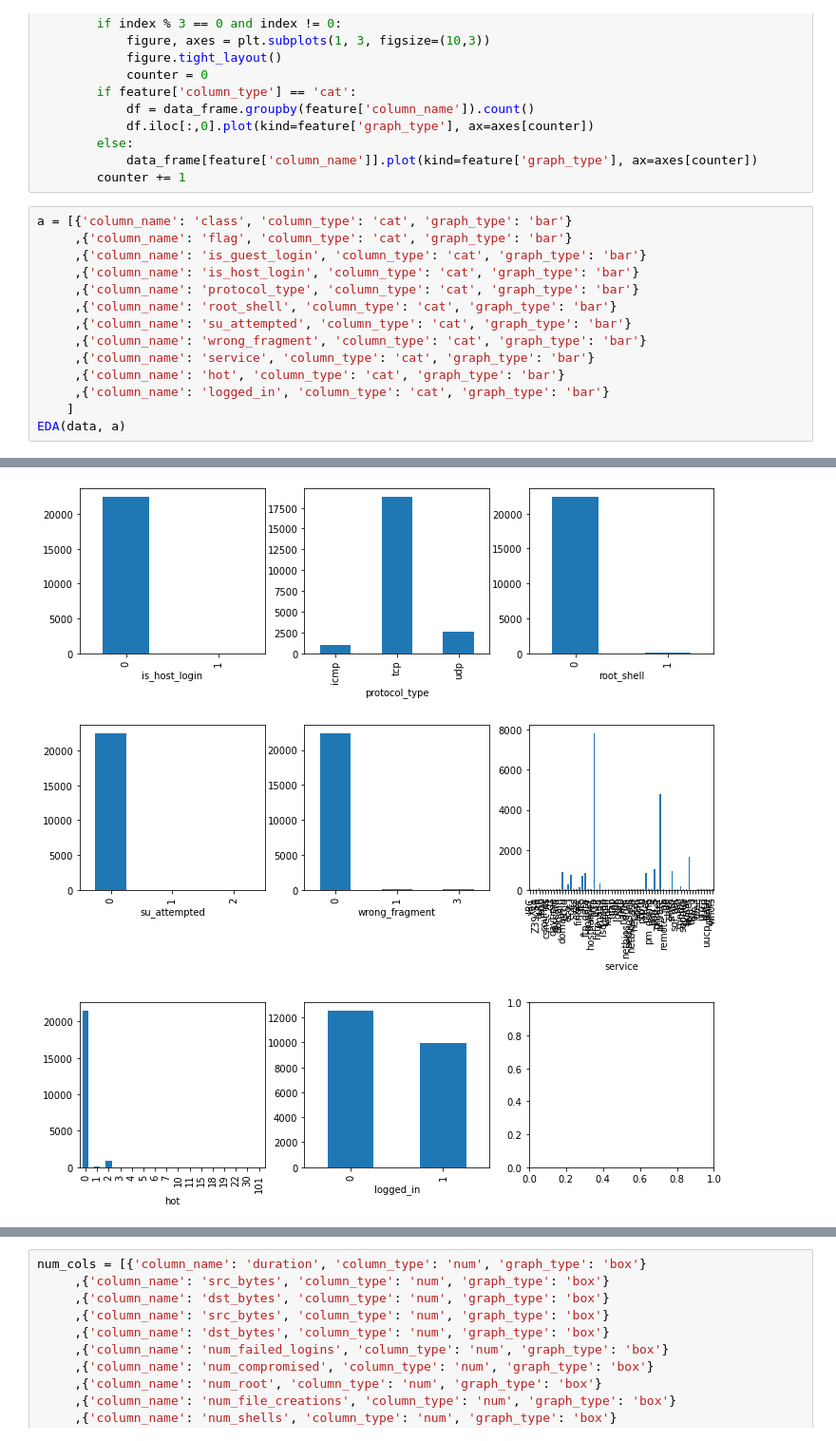
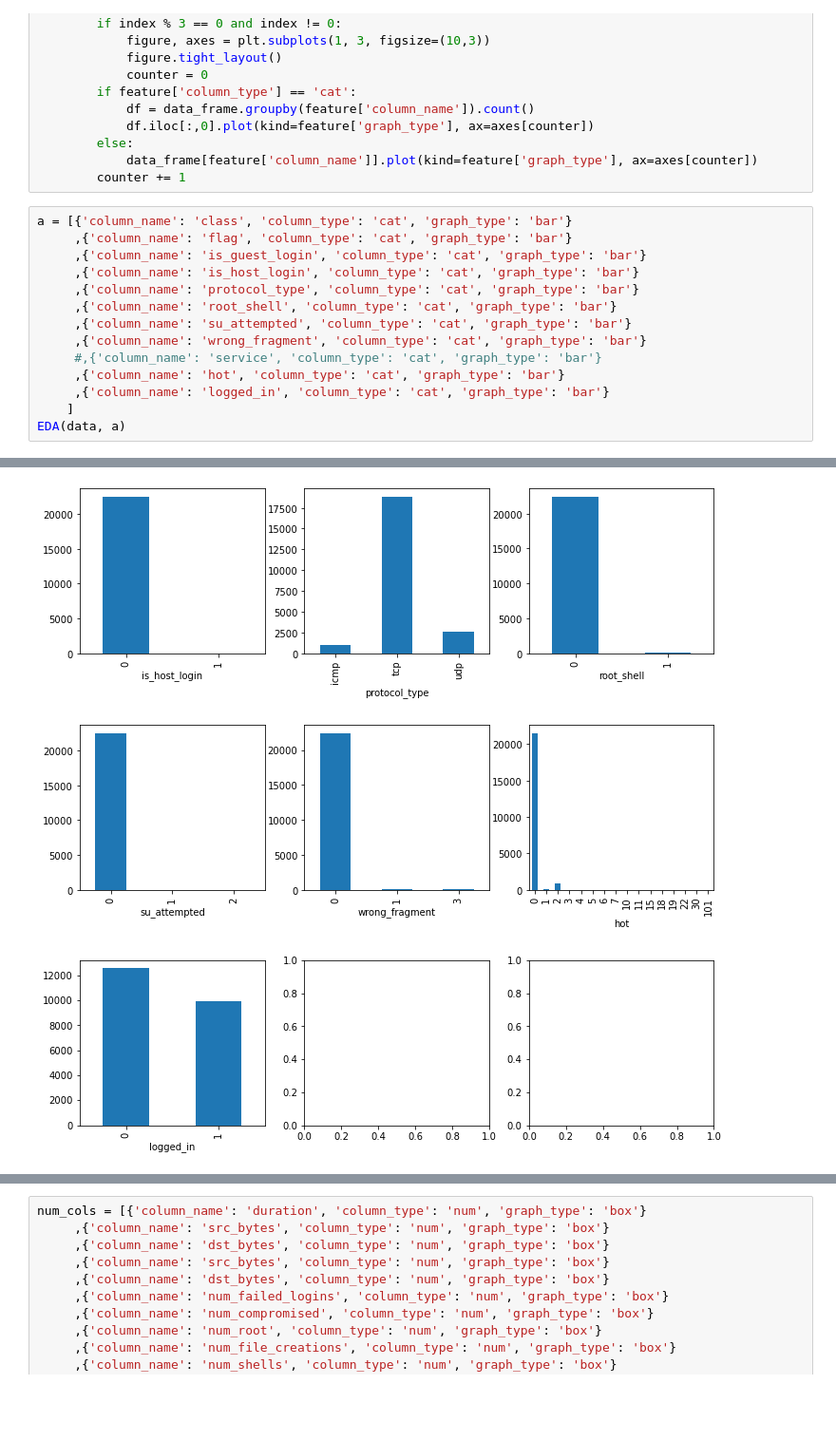
Before and after one commit to shivabansal1046/BITSAssignments, a Jupyter notebook: IDS_Assignment1/Network profiling.ipynb, the cells around one changed output, grey strips where cells are left out. Shown at 95% size. Cells and saved outputs as stored; diff of their text form; blank space fills up the shorter version.

```diff
--- a/IDS_Assignment1/Network profiling.ipynb
+++ b/IDS_Assignment1/Network profiling.ipynb
@@ -64,19 +68,19 @@ def EDA(data_frame, graphs_details):
 # %%
 a = [{'column_name': 'class', 'column_type': 'cat', 'graph_type': 'bar'}
      ,{'column_name': 'flag', 'column_type': 'cat', 'graph_type': 'bar'}
      ,{'column_name': 'is_guest_login', 'column_type': 'cat', 'graph_type': 'bar'}
      ,{'column_name': 'is_host_login', 'column_type': 'cat', 'graph_type': 'bar'}
      ,{'column_name': 'protocol_type', 'column_type': 'cat', 'graph_type': 'bar'}
      ,{'column_name': 'root_shell', 'column_type': 'cat', 'graph_type': 'bar'}
      ,{'column_name': 'su_attempted', 'column_type': 'cat', 'graph_type': 'bar'}
      ,{'column_name': 'wrong_fragment', 'column_type': 'cat', 'graph_type': 'bar'}
-     ,{'column_name': 'service', 'column_type': 'cat', 'graph_type': 'bar'}
+     #,{'column_name': 'service', 'column_type': 'cat', 'graph_type': 'bar'}
      ,{'column_name': 'hot', 'column_type': 'cat', 'graph_type': 'bar'}
      ,{'column_name': 'logged_in', 'column_type': 'cat', 'graph_type': 'bar'}
     ]
 EDA(data, a)
 # %% [output]
 [figure]
 [figure]
-[figure, old version]
+[figure, new version]
-[figure, old version]
+[figure, new version]
```
Also changed, not shown: parts of 29 cells of this notebook.
